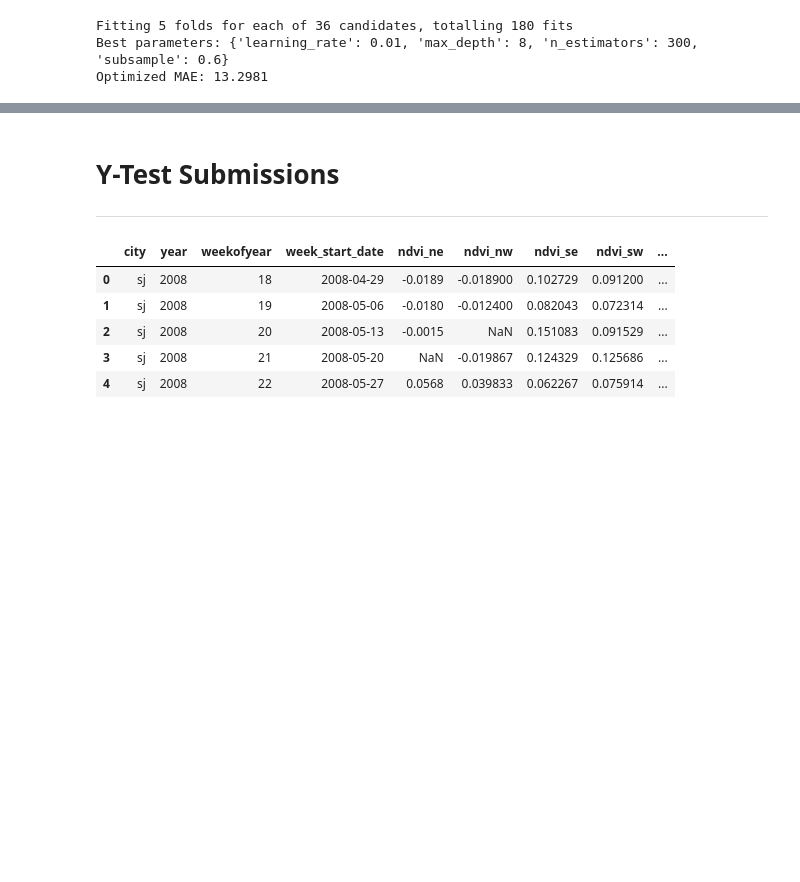
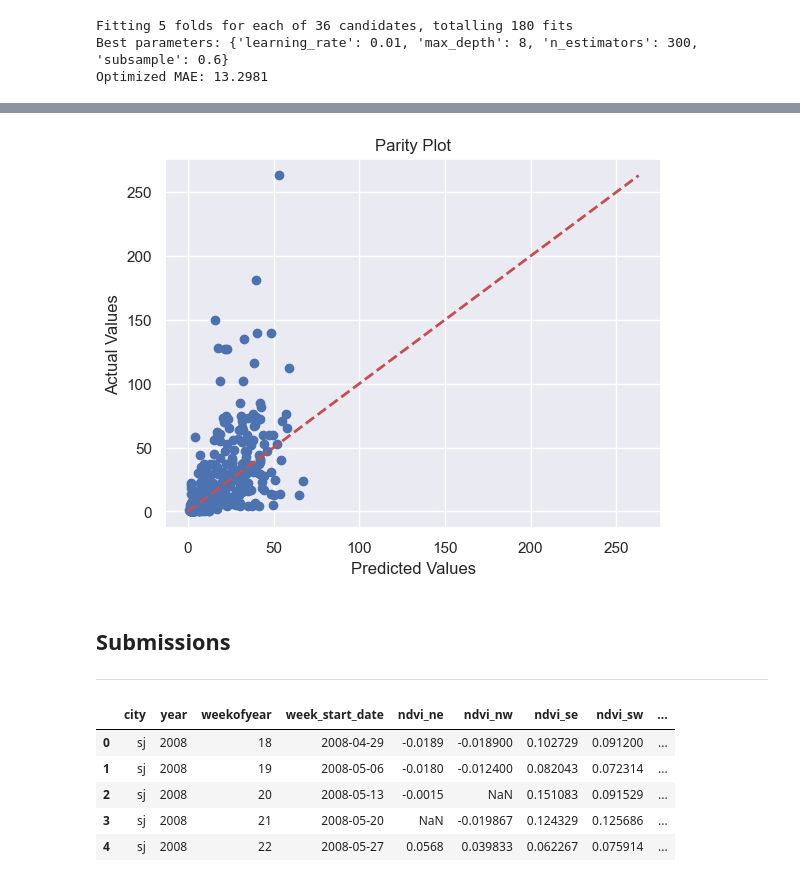
Before and after one commit to leonemma/Dengue-Fever, a Jupyter notebook: Dengue_Fever.ipynb, the cells around one changed output, grey strips where cells are left out. Drawn from its saved outputs; the diff is of its cells as text; code cells hidden in the pictures; blank space fills up the shorter version.

```diff
--- a/Dengue_Fever.ipynb
+++ b/Dengue_Fever.ipynb
@@ -652,7 +666,16 @@ Optimized MAE: 13.2981
+# %%
+plt.scatter(x=y_pred_best, y=y_test)
+plt.plot([min(y_test), max(y_test)], [min(y_test), max(y_test)], color='r', linestyle='--', linewidth=2)  # Reference line
+plt.xlabel('Predicted Values')
+plt.ylabel('Actual Values')
+plt.title('Parity Plot')
+plt.show()
+# %% [output]
+[figure, added]
 # %%
 best_xgb = best_xgb.fit(X, y)
 # %% [markdown]
-# Y-Test Submissions
+## Submissions
 ----
 # %%
 df_test = pd.read_csv('C:/Users/user/1/Downloads/Dengue Fever Project/dengue_features_test.csv')
```
Also changed, not shown: parts of 9 cells of this notebook.
